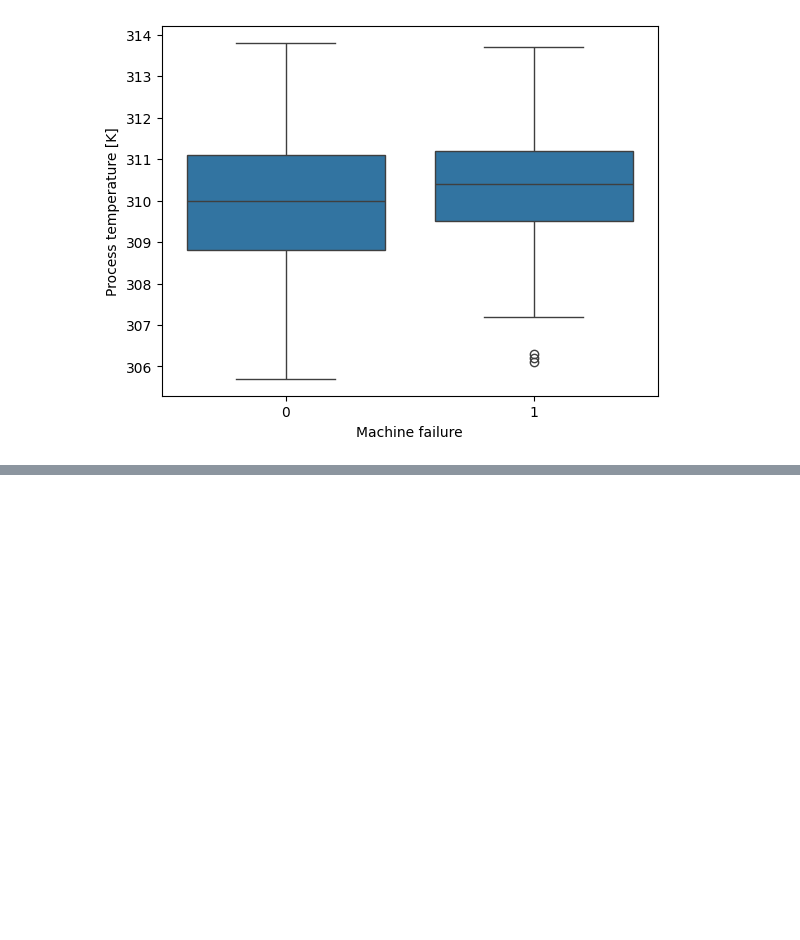
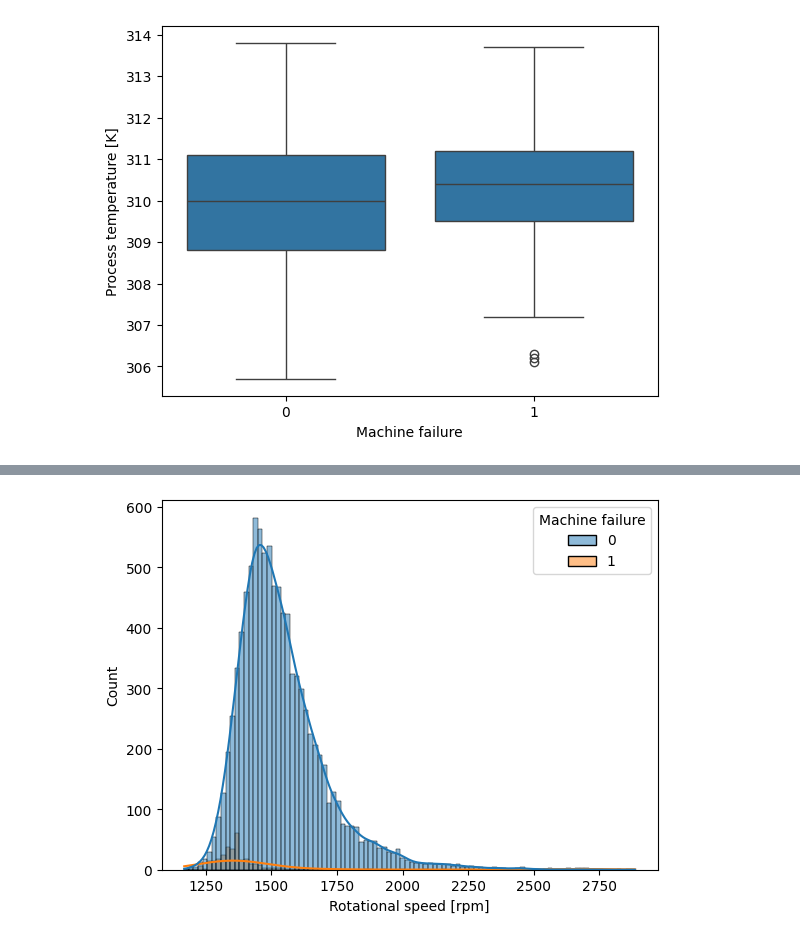
Before and after one commit to dogalaz97-da/predictive-maintenance-system, a Jupyter notebook: notebooks/EDA.ipynb, the cells around one changed output, grey strips where cells are left out. Cells and saved outputs as stored; diff of their text form; code cells hidden in the pictures; blank space fills up the shorter version.

```diff
--- a/notebooks/EDA.ipynb
+++ b/notebooks/EDA.ipynb
@@ -181,0 +259,10 @@ sns.boxplot(x="Machine failure", y="Process temperature [K]", data=df)
+# %%
+sns.histplot(
+    data=df,
+    x='Rotational speed [rpm]',
+    hue='Machine failure',
+    kde=True
+)
+plt.show()
+# %% [output]
+[figure, added]
```
Also changed, not shown: parts of 9 cells of this notebook.
